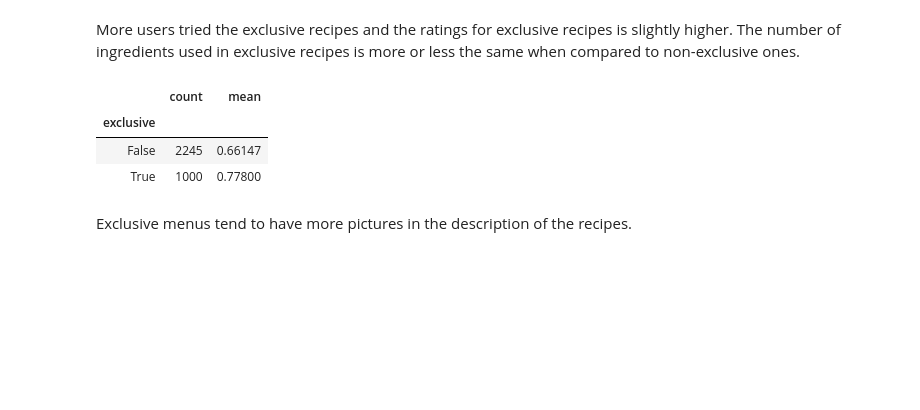
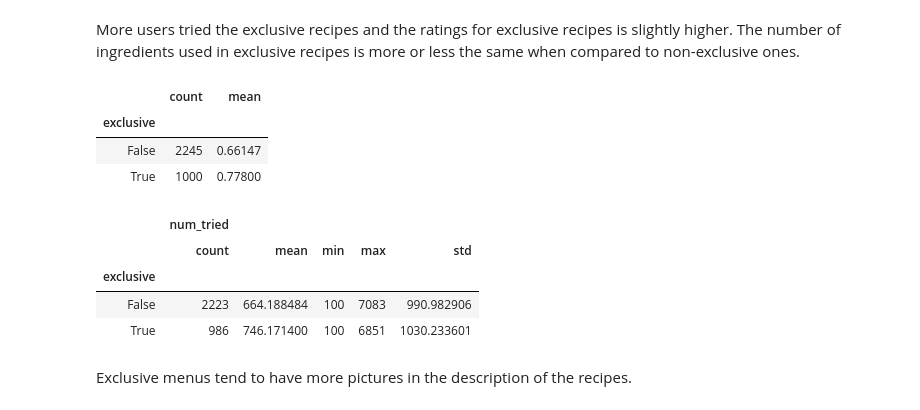
Before and after one commit to shimmer-croissant0707/web_scraping_project, a Jupyter notebook: Data Analysis/Web_Scraping_Project.ipynb, the cells around one changed output. Saved outputs shown, nothing was run; the diff lists cells and outputs as text; code cells hidden in the pictures; blank space fills up the shorter version.

```diff
--- a/Data Analysis/Web_Scraping_Project.ipynb
+++ b/Data Analysis/Web_Scraping_Project.ipynb
@@ -503,6 +515,16 @@ ifExclusive.agg(['count', 'mean'])['picture']
 | exclusive |  |  |
 | False | 2245 | 0.66147 |
 | True | 1000 | 0.77800 |
+# %%
+ifEx1 = all_recipes1.groupby(['exclusive'])
+colFun = {'num_tried':['count','mean','min','max','std']}
+ifEx1.agg(colFun)
+# %% [output]
+|  | num_tried |  |  |  |  |
+|  | count | mean | min | max | std |
+| exclusive |  |  |  |  |  |
+| False | 2223 | 664.188484 | 100 | 7083 | 990.982906 |
+| True | 986 | 746.171400 | 100 | 6851 | 1030.233601 |
 # %% [markdown]
 Exclusive menus tend to have more pictures in the description of the recipes.
 # %%
```
Also changed, not shown: parts of 4 cells of this notebook, 2 other files.
